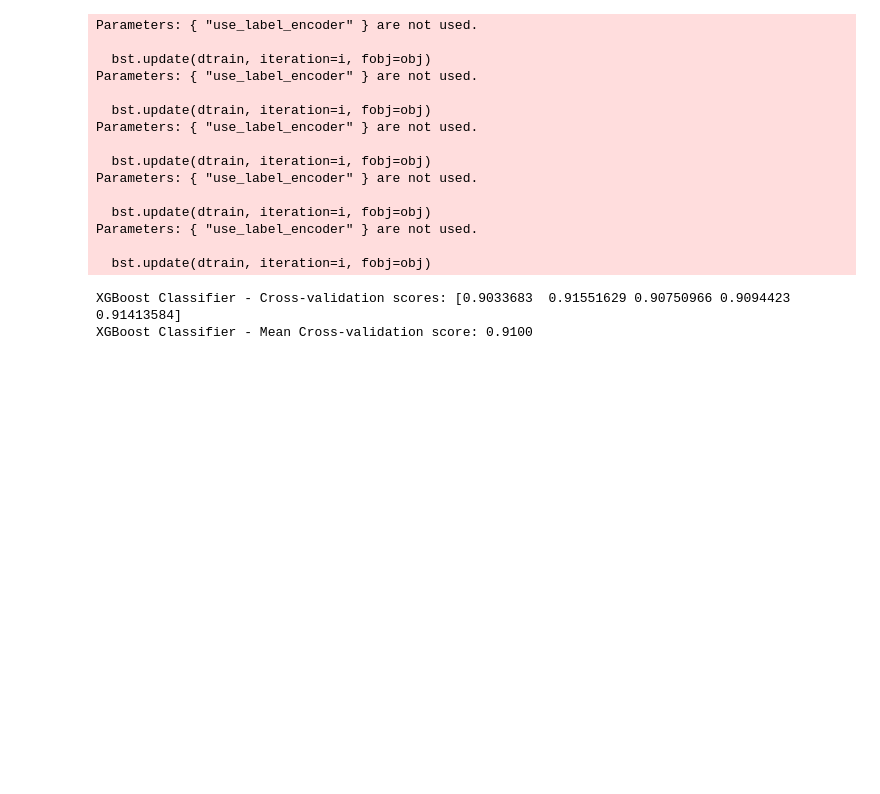
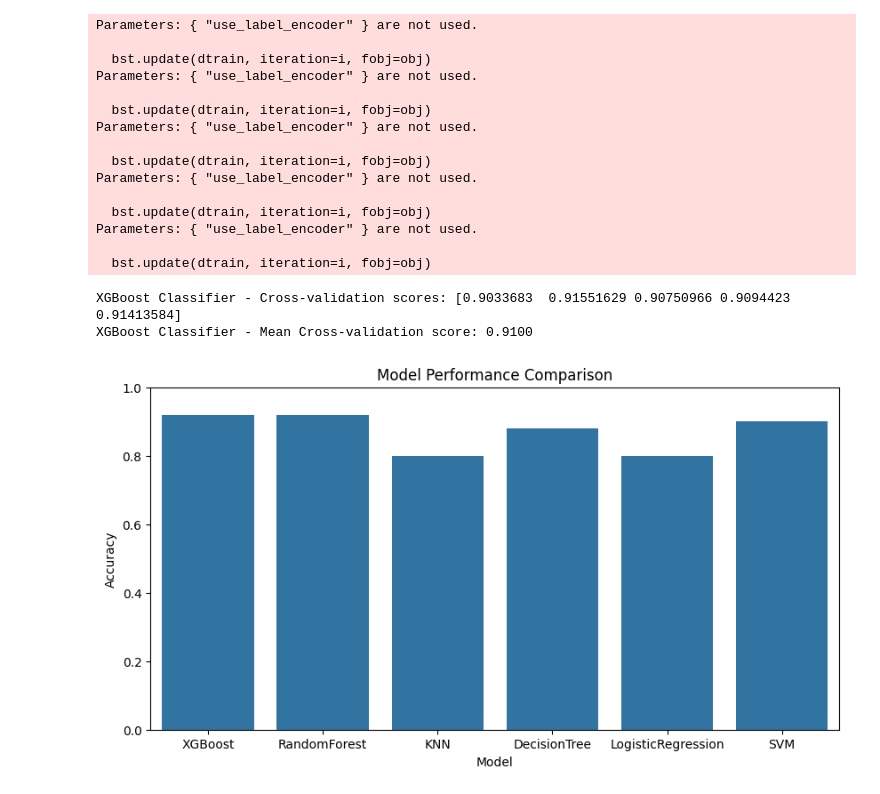
Before and after one commit to abhijay029/ModelFitter, a Jupyter notebook: model_train.ipynb, the cells around one changed output. Saved outputs shown, nothing was run; the diff lists cells and outputs as text; code cells hidden in the pictures; blank space fills up the shorter version.

Commit message:
Commit 5: Adding Model Comparison Graph to model_train.ipynb

```diff
--- a/model_train.ipynb
+++ b/model_train.ipynb
@@ -368,4 +368,18 @@ Parameters: { "use_label_encoder" } are not used.
 XGBoost Classifier - Cross-validation scores: [0.9033683  0.91551629 0.90750966 0.9094423  0.91413584]
 XGBoost Classifier - Mean Cross-validation score: 0.9100
 # %%
-# pickle.dump(xgb_clf, open("XGBoost_model_unscaled.pkl", "wb"))
+results = {
+    'Model': ["XGBoost", "RandomForest", "KNN", "DecisionTree", "LogisticRegression", "SVM"],
+    'Accuracy': [0.92, 0.92, 0.80, 0.88, 0.80, 0.90]
+}
+df_results = pd.DataFrame(results)
+# %%
+plt.figure(figsize=(10,5))
+sns.barplot(data = df_results, x = 'Model', y = 'Accuracy')
+plt.xlabel("Model")
+plt.ylabel("Accuracy")
+plt.title("Model Performance Comparison")
+plt.ylim(0, 1)
+plt.show()
+# %% [output]
+[figure, added]
```
Also changed, not shown: parts of 1 cell of this notebook.
